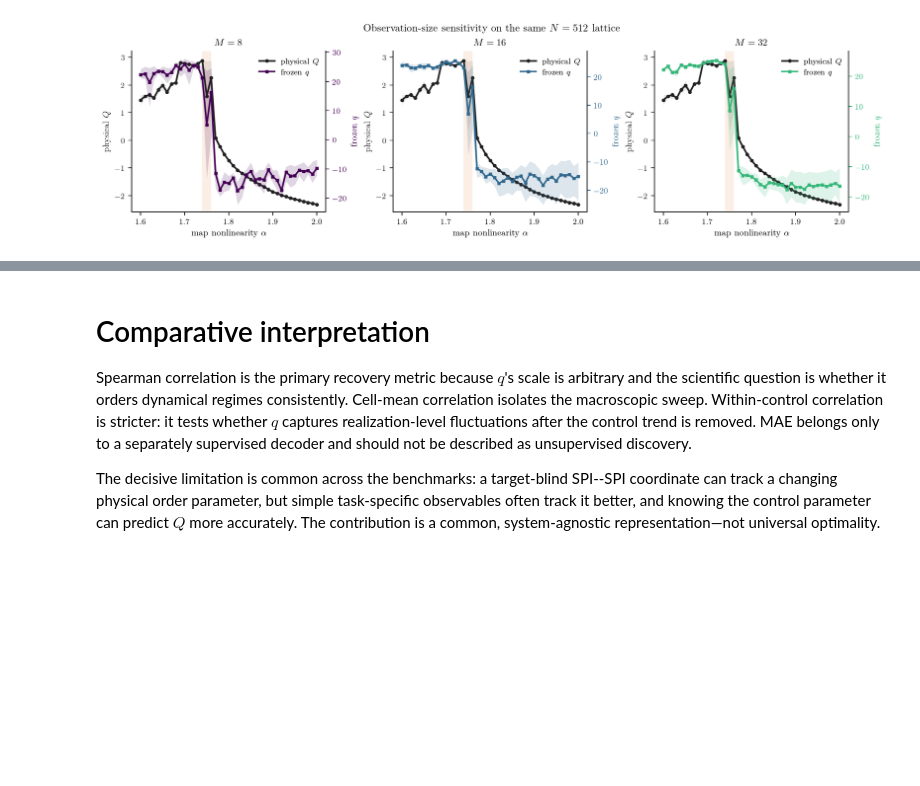
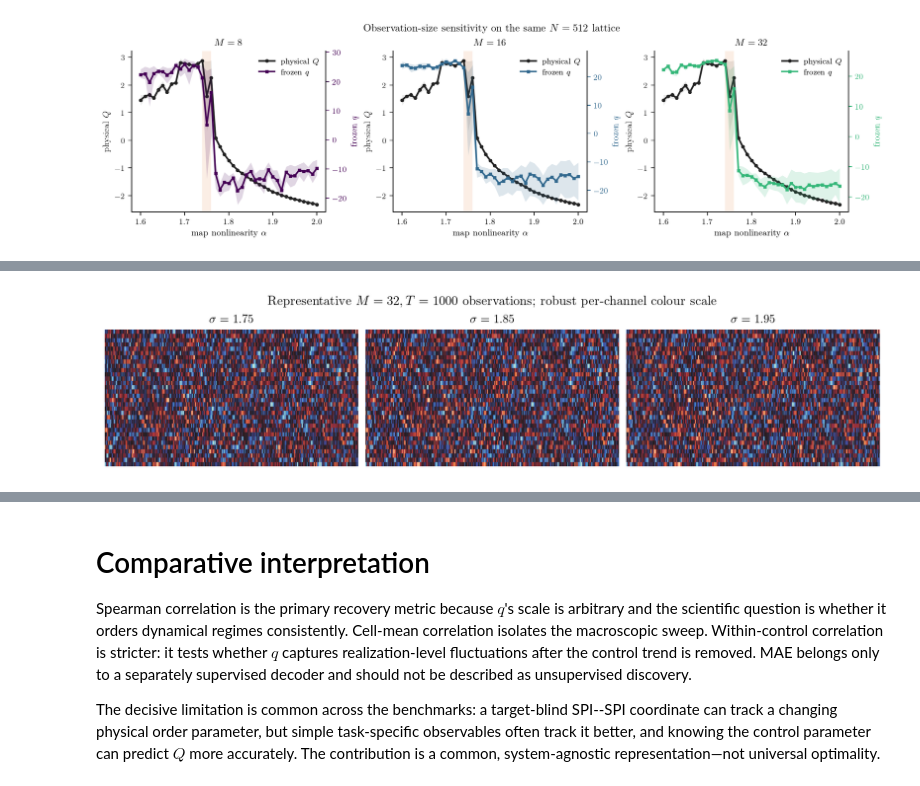
Before and after one commit to willedibam/mts-spi-study-cluster, a Jupyter notebook: notebooks/inference/order-parameter-benchmark-comparison.ipynb, the cells around one changed output, grey strips where cells are left out. Cells and saved outputs as stored; diff of their text form; code cells hidden in the pictures; blank space fills up the shorter version.

```diff
--- a/notebooks/inference/order-parameter-benchmark-comparison.ipynb
+++ b/notebooks/inference/order-parameter-benchmark-comparison.ipynb
@@ -553,0 +636,13 @@ plt.show()
+# %%
+fig, axes = plt.subplots(1, 3, figsize=(9.0, 2.05), constrained_layout=True)
+for ax, sigma in zip(axes, [1.75, 1.85, 1.95], strict=True):
+    slug = f"{sigma:g}".replace(".", "p")
+    image = plt.imread(FIGURE_DIR / "desai-zwanzig" / f"mts-sigma-{slug}.png")
+    ax.imshow(image, aspect="auto")
+    ax.set_title(rf"$\sigma={sigma:.2f}$")
+    ax.set_axis_off()
+fig.suptitle(r"Representative $M=32,T=1000$ observations; robust per-channel colour scale")
+# fig.savefig(FIGURE_DIR / "desai_zwanzig_mts_examples.svg")
+plt.show()
+# %% [output]
+[figure, added]
```
Also changed, not shown: parts of 10 cells of this notebook, 6 other files.
